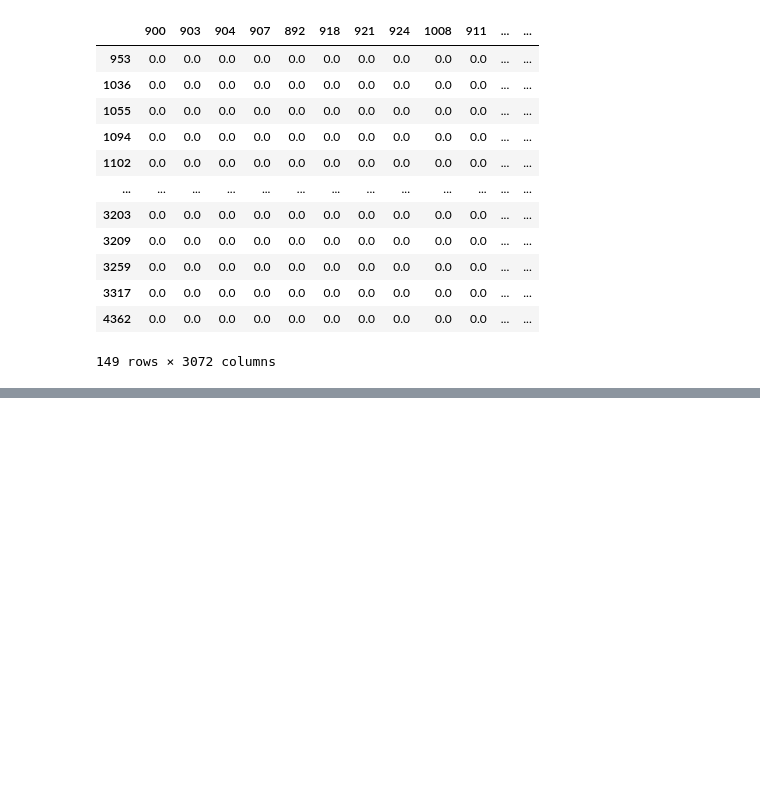
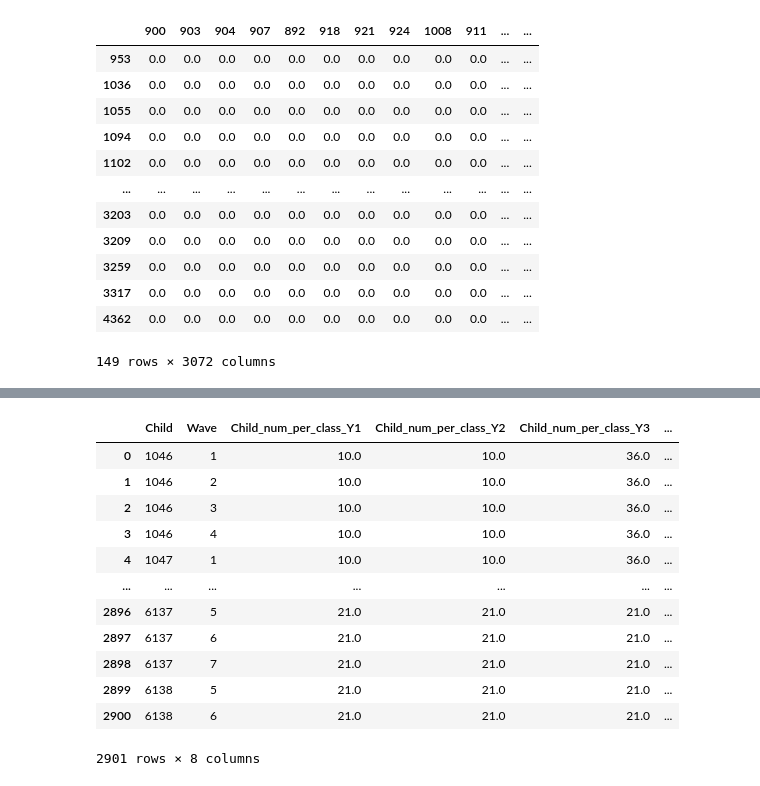
Before and after one commit to MovezNetwork/InfluencersPrediction, a Jupyter notebook: notebooks/EDA_Influencers.ipynb, the cells around one changed output, grey strips where cells are left out. Drawn from its saved outputs; the diff is of its cells as text; code cells hidden in the pictures; blank space fills up the shorter version.

```diff
--- a/notebooks/EDA_Influencers.ipynb
+++ b/notebooks/EDA_Influencers.ipynb
@@ -170,0 +424,17 @@ non_influencers_id = list(connections_df[connections_df['total'] < 162].index)
+# %%
+df_valid_noms['total_nominations'] = df_valid_noms.Child.map(df_valid_noms.groupby(['Child'])['nominations_per_wave'].sum())
+df_valid_noms
+# %% [output]
+|  | Child | Wave | Child_num_per_class_Y1 | Child_num_per_class_Y2 | Child_num_per_class_Y3 | ... |
+| 0 | 1046 | 1 | 10.0 | 10.0 | 36.0 | ... |
+| 1 | 1046 | 2 | 10.0 | 10.0 | 36.0 | ... |
+| 2 | 1046 | 3 | 10.0 | 10.0 | 36.0 | ... |
+| 3 | 1046 | 4 | 10.0 | 10.0 | 36.0 | ... |
+| 4 | 1047 | 1 | 10.0 | 10.0 | 36.0 | ... |
+| ... | ... | ... | ... | ... | ... | ... |
+| 2896 | 6137 | 5 | 21.0 | 21.0 | 21.0 | ... |
+| 2897 | 6137 | 6 | 21.0 | 21.0 | 21.0 | ... |
+| 2898 | 6137 | 7 | 21.0 | 21.0 | 21.0 | ... |
+| 2899 | 6138 | 5 | 21.0 | 21.0 | 21.0 | ... |
+| 2900 | 6138 | 6 | 21.0 | 21.0 | 21.0 | ... |
+2901 rows × 8 columns
```
Also changed, not shown: parts of 30 cells of this notebook.
